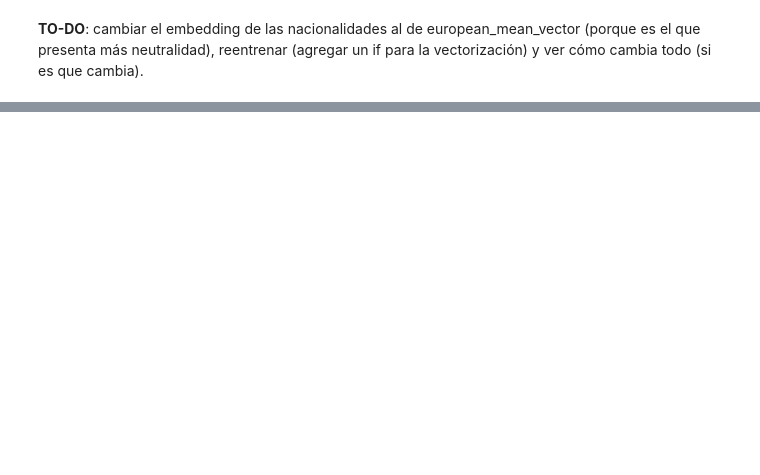
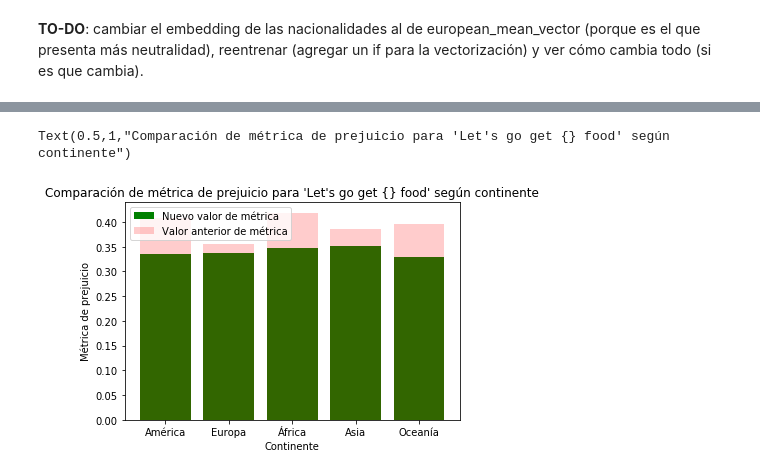
Before and after one commit to diflores/sentiment-analysis-assignment, a Jupyter notebook: Tarea 2.ipynb, the cells around one changed output, grey strips where cells are left out. Saved outputs shown, nothing was run; the diff lists cells and outputs as text; code cells hidden in the pictures; blank space fills up the shorter version.

```diff
--- a/Tarea 2.ipynb
+++ b/Tarea 2.ipynb
@@ -772,0 +827,48 @@ def prepare_sentence_prejudge_free(sentence):
+# %%
+food_american_prejudge = [get_prejudge_metric(vector, test_svm) for vector in
+                     map(prepare_sentence, american_food_sentence)]
+food_european_prejudge = [get_prejudge_metric(vector, test_svm) for vector in
+                     map(prepare_sentence, european_food_sentence)]
+food_african_prejudge = [get_prejudge_metric(vector, test_svm) for vector in
+                     map(prepare_sentence, african_food_sentence)]
+food_asian_prejudge = [get_prejudge_metric(vector, test_svm) for vector in
+                     map(prepare_sentence, asian_food_sentence)]
+food_oceanian_prejudge = [get_prejudge_metric(vector, test_svm) for vector in
+                     map(prepare_sentence, oceanian_food_sentence)]
+# %%
+food_prejudge = {
+    "América": np.array(food_american_prejudge).mean(),
+    "Europa": np.array(food_european_prejudge).mean(),
+    "África": np.array(food_african_prejudge).mean(),
+    "Asia": np.array(food_asian_prejudge).mean(),
+    "Oceanía": np.array(food_oceanian_prejudge).mean(),
+}
+# %%
+new_food_american_prejudge = [get_prejudge_metric(vector, test_svm) for vector in
+                         map(prepare_sentence_prejudge_free, american_food_sentence)]
+new_food_european_prejudge = [get_prejudge_metric(vector, test_svm) for vector in
+                     map(prepare_sentence_prejudge_free, european_food_sentence)]
+new_food_african_prejudge = [get_prejudge_metric(vector, test_svm) for vector in
+                     map(prepare_sentence_prejudge_free, african_food_sentence)]
+new_food_asian_prejudge = [get_prejudge_metric(vector, test_svm) for vector in
+                     map(prepare_sentence_prejudge_free, asian_food_sentence)]
+new_food_oceanian_prejudge = [get_prejudge_metric(vector, test_svm) for vector in
+                     map(prepare_sentence_prejudge_free, oceanian_food_sentence)]
+# %%
+new_food_prejudge = {
+    "América": np.array(new_food_american_prejudge).mean(),
+    "Europa": np.array(new_food_european_prejudge).mean(),
+    "África": np.array(new_food_african_prejudge).mean(),
+    "Asia": np.array(new_food_asian_prejudge).mean(),
+    "Oceanía": np.array(new_food_oceanian_prejudge).mean(),
+}
+# %%
+plt.bar(new_food_prejudge.keys(), new_food_prejudge.values(), color="green")
+plt.bar(food_prejudge.keys(), food_prejudge.values(), color="red", alpha=0.2)
+plt.legend(["Nuevo valor de métrica", "Valor anterior de métrica"])
+plt.xlabel("Continente")
+plt.ylabel("Métrica de prejuicio")
+plt.title("Comparación de métrica de prejuicio para 'Let's go get {} food' según continente")
+# %% [output]
+Text(0.5,1,"Comparación de métrica de prejuicio para 'Let's go get {} food' según continente")
+[figure, added]
```
Also changed, not shown: parts of 37 cells of this notebook.
